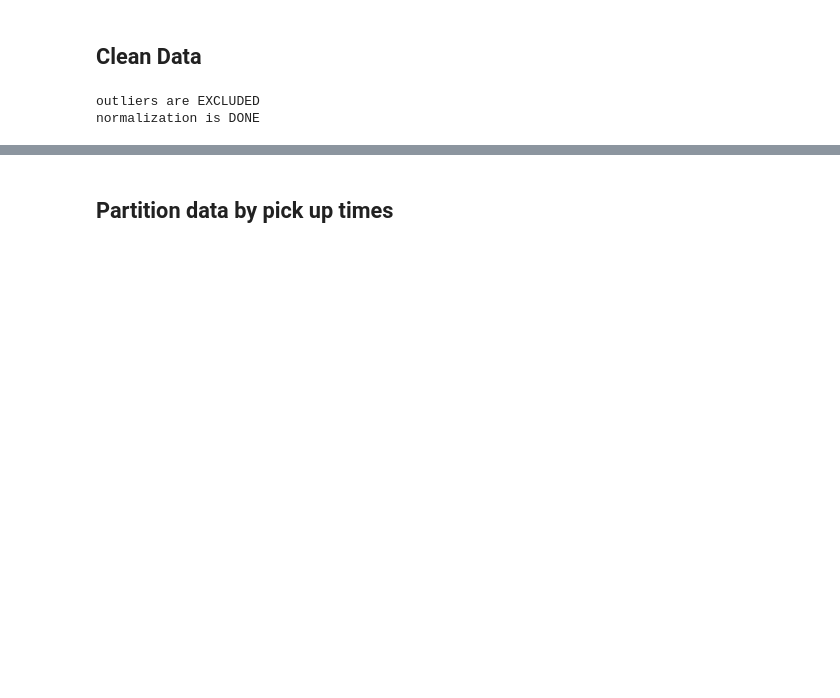
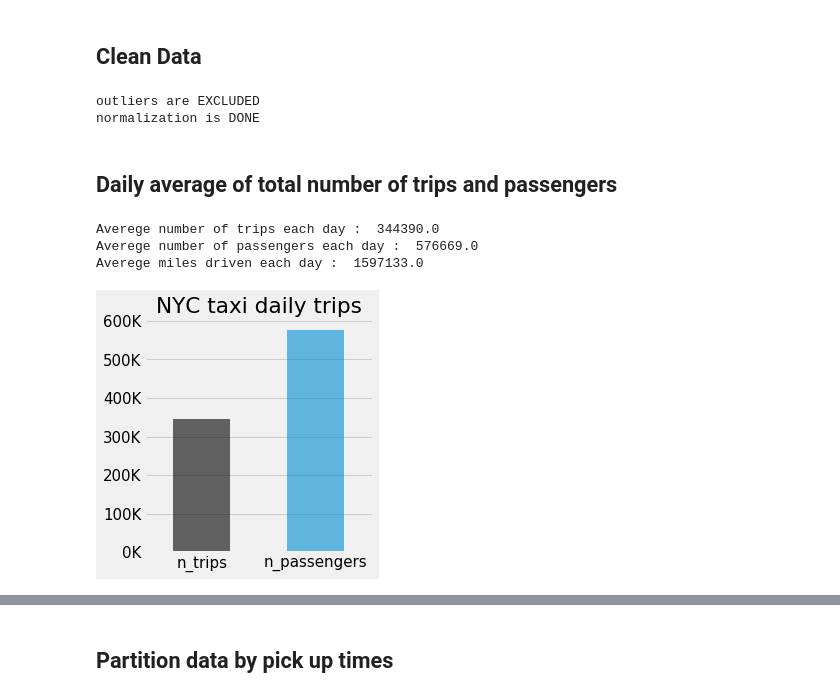
Before and after one commit to eliftekin/Pool-App, a Jupyter notebook: DataIncubator_Project.ipynb, the cells around one changed output, grey strips where cells are left out. Saved outputs shown, nothing was run; the diff lists cells and outputs as text; code cells hidden in the pictures; blank space fills up the shorter version.

```diff
--- a/DataIncubator_Project.ipynb
+++ b/DataIncubator_Project.ipynb
@@ -51,6 +48,12 @@ def find_bounds(location_mile, c = 2.5, perc = 2.5):
     high_limit = median + c * (high - median)
 
     return low_limit, median, high_limit
+
+def thousands(x, pos):
+    'The two args are the value and tick position'
+    return '%1.0fK' % (x*1e-3)
+
+formatter = FuncFormatter(thousands)
 # %% [markdown]
 ## Read Data
 # %%
@@ -108,3 +114,34 @@ print ("normalization is DONE")
 # %% [output]
 outliers are EXCLUDED
 normalization is DONE
+# %% [markdown]
+## Daily average of total number of trips and passengers
+# %%
+df_avg = df.groupby("day").agg({ "count": "count",
+                        "passenger_count" : 'sum',
+                        "trip_distance" : 'sum' })
+
+print ("Averege number of trips each day : ", df_avg["count"].mean() // 1)
+print ("Averege number of passengers each day : ", df_avg["passenger_count"].mean() // 1)
+print ("Averege miles driven each day : ", df_avg["trip_distance"].mean() // 1)
+# %% [output]
+Averege number of trips each day :  344390.0
+Averege number of passengers each day :  576669.0
+Averege miles driven each day :  1597133.0
+# %%
+matplotlib.rcParams['font.size'] = 15
+fig = plt.figure(0, figsize = (8,4))
+ax = plt.subplot(1, 2, 1)
+
+plt.bar([1], [df_day["count"].mean()], width=0.5, alpha = 0.6, color = 'k' )
+plt.bar([2], [df_day["passenger_count"].mean()], width=0.5, alpha = 0.6)
+
+ax.yaxis.set_major_formatter(formatter)
+plt.xticks([1,2], ('n_trips',"n_passengers"))
+plt.title("NYC taxi daily trips")
+plt.xlim([0.5,2.5])
+plt.gca().xaxis.grid(False)
+
+plt.show()
+# %% [output]
+[figure, added]
```
Also changed, not shown: parts of 22 cells of this notebook.
